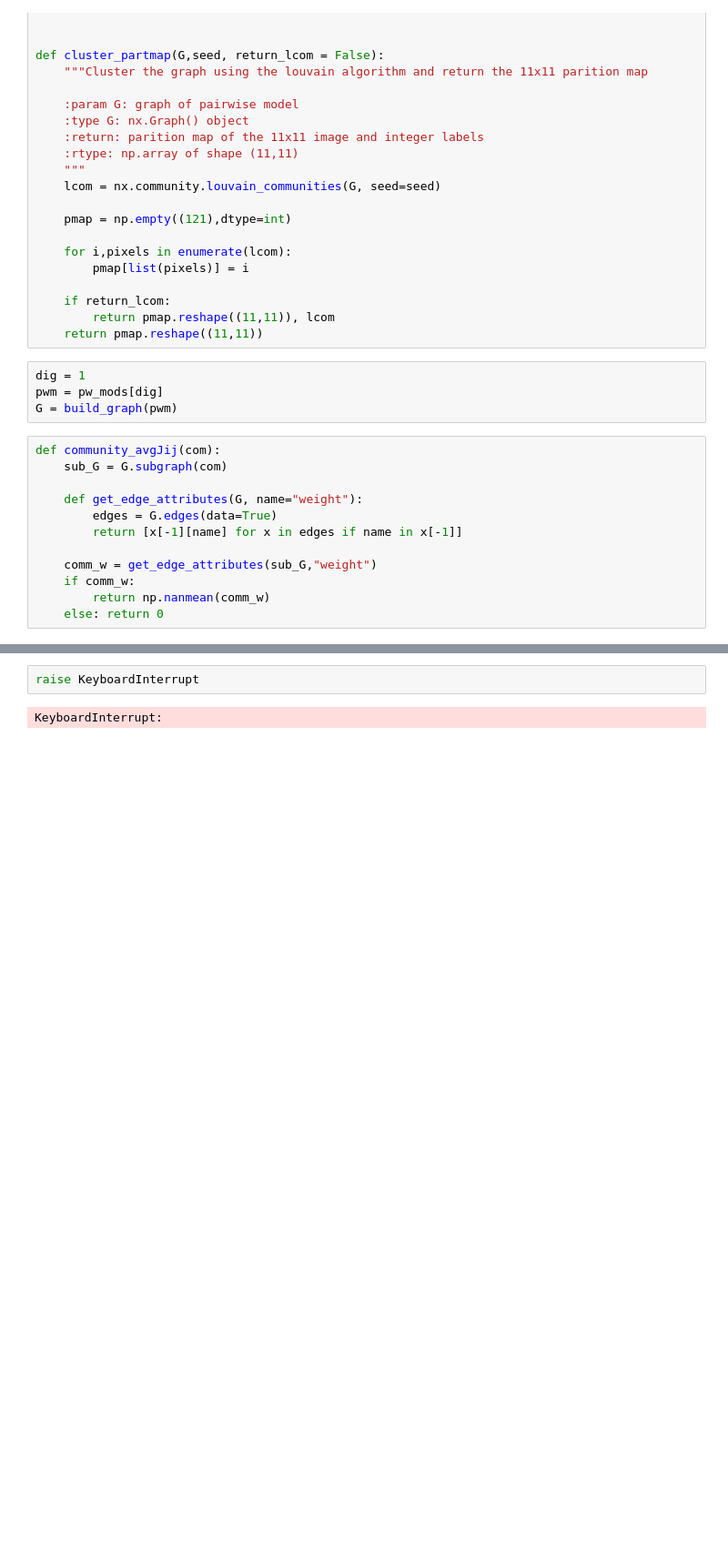
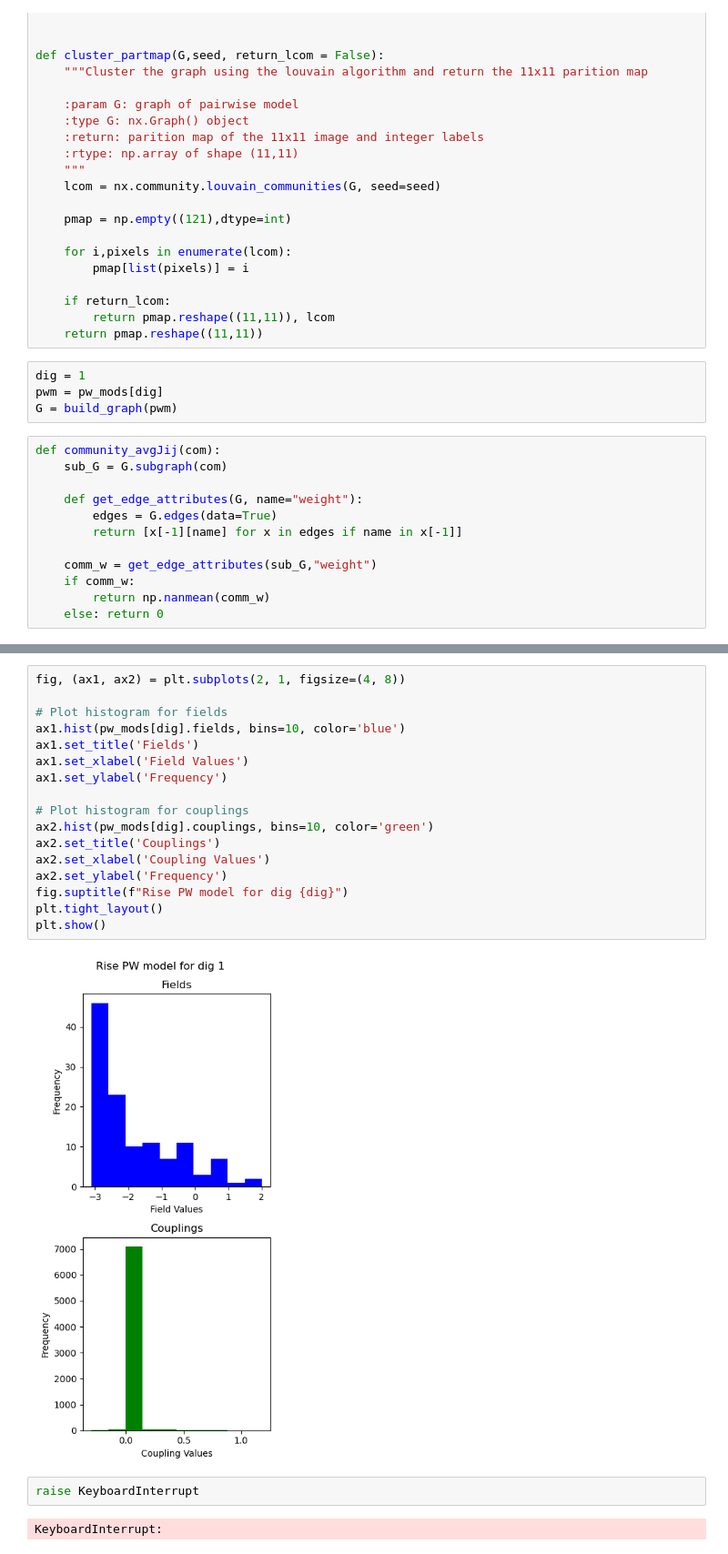
Before and after one commit to PaulHosek/MCM_classifier, a Jupyter notebook: Classifier_1/mcm/paper_plots_pw/reconstruct_graph.ipynb, the cells around one changed output, grey strips where cells are left out. Shown: that part at 91% size. Saved outputs shown, nothing was run; the diff lists cells and outputs as text; blank space fills up the shorter version.

Commit message:
rise loads everything onto the filds

```diff
--- a/Classifier_1/mcm/paper_plots_pw/reconstruct_graph.ipynb
+++ b/Classifier_1/mcm/paper_plots_pw/reconstruct_graph.ipynb
@@ -127,6 +107,25 @@ im = myplot.partition_map(plt.gca(),np.array(lcomm_w_log)[pmap],myplot.int_to_le
 colorbar = plt.colorbar(im,label="log mean within community coupling")
 # %% [output]
 [figure]
+# %%
+fig, (ax1, ax2) = plt.subplots(2, 1, figsize=(4, 8))
+
+# Plot histogram for fields
+ax1.hist(pw_mods[dig].fields, bins=10, color='blue')
+ax1.set_title('Fields')
+ax1.set_xlabel('Field Values')
+ax1.set_ylabel('Frequency')
+
+# Plot histogram for couplings
+ax2.hist(pw_mods[dig].couplings, bins=10, color='green')
+ax2.set_title('Couplings')
+ax2.set_xlabel('Coupling Values')
+ax2.set_ylabel('Frequency')
+fig.suptitle(f"Rise PW model for dig {dig}")
+plt.tight_layout()
+plt.show()
+# %% [output]
+[figure, added]
 # %%
 raise KeyboardInterrupt
 # %% [output]
```
Also changed, not shown: parts of 2 cells of this notebook, 1 other file.
